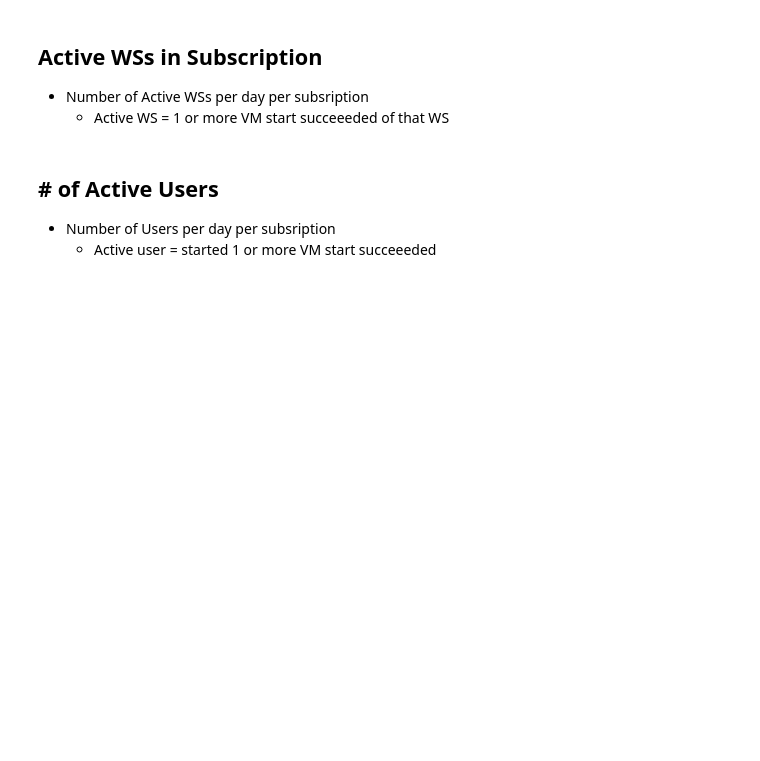
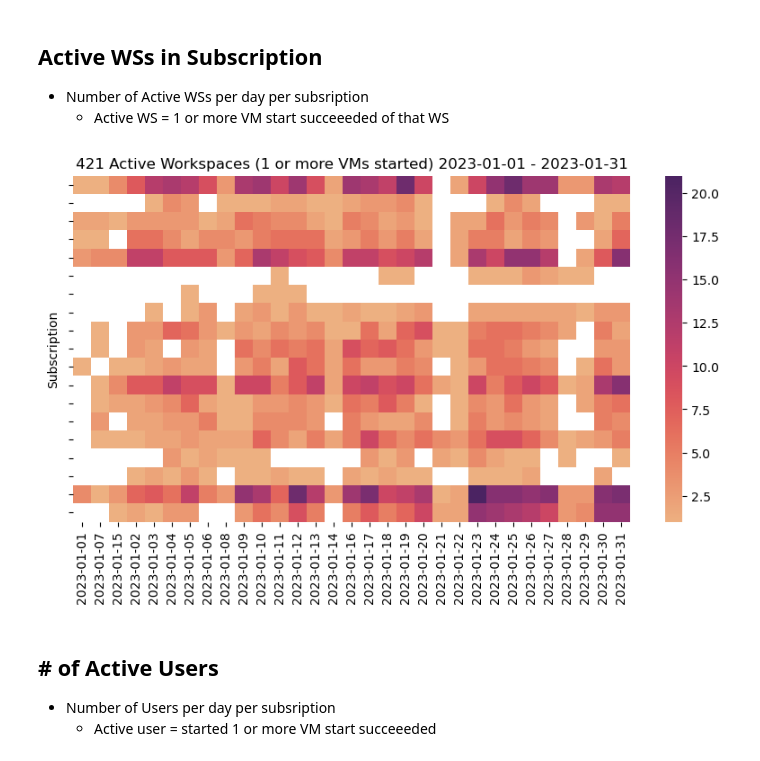
Before and after one commit to flow4u/myDRE-Activity, a Jupyter notebook: myDRE Activity.ipynb, the cells around one changed output. Cells and saved outputs as stored; diff of their text form; code cells hidden in the pictures; blank space fills up the shorter version.

```diff
--- a/myDRE Activity.ipynb
+++ b/myDRE Activity.ipynb
@@ -120,18 +139,22 @@ figure.invert_xaxis()
 # %%
 reduced_data2 = reduced_data[['Time', 'Subscription', 'Resource group']].unique()
 reduced_data2=reduced_data2.with_columns(pl.lit(1).alias('Counter'))
 item = 'Subscription'
 table=reduced_data2.pivot(columns='Time', index=item, values='Counter', aggregate_fn='sum').with_column(pl.col(pl.Int32).fill_null(pl.lit(0)))
 # print(table)
 active_wss = len(set(reduced_data2['Resource group']))
 result = table.to_pandas()
 result = result.set_index(item)
 result.sort_index(level=0, ascending=True, inplace=True)
 title=f'{active_wss} Active Workspaces (1 or more VMs started) {min(result.columns)} - {max(result.columns)}'
 fig, ax = plt.subplots(figsize=(10,5))
 figure = sns.heatmap(result, cmap='flare', mask=result<1) #, vmin=1, vmax=(max(result.max())//5+1)*5)
 figure.set(title=title)
+ax.set_yticklabels([])
 figure.invert_xaxis()
+figure.figure.savefig('myDRE/sub_workspace_activity_' +date+'.png',  bbox_inches='tight')
+# %% [output]
+[figure, added]
 # %% [markdown]
 ## # of Active Users
 
```
Also changed, not shown: parts of 18 cells of this notebook, 8 other files.
